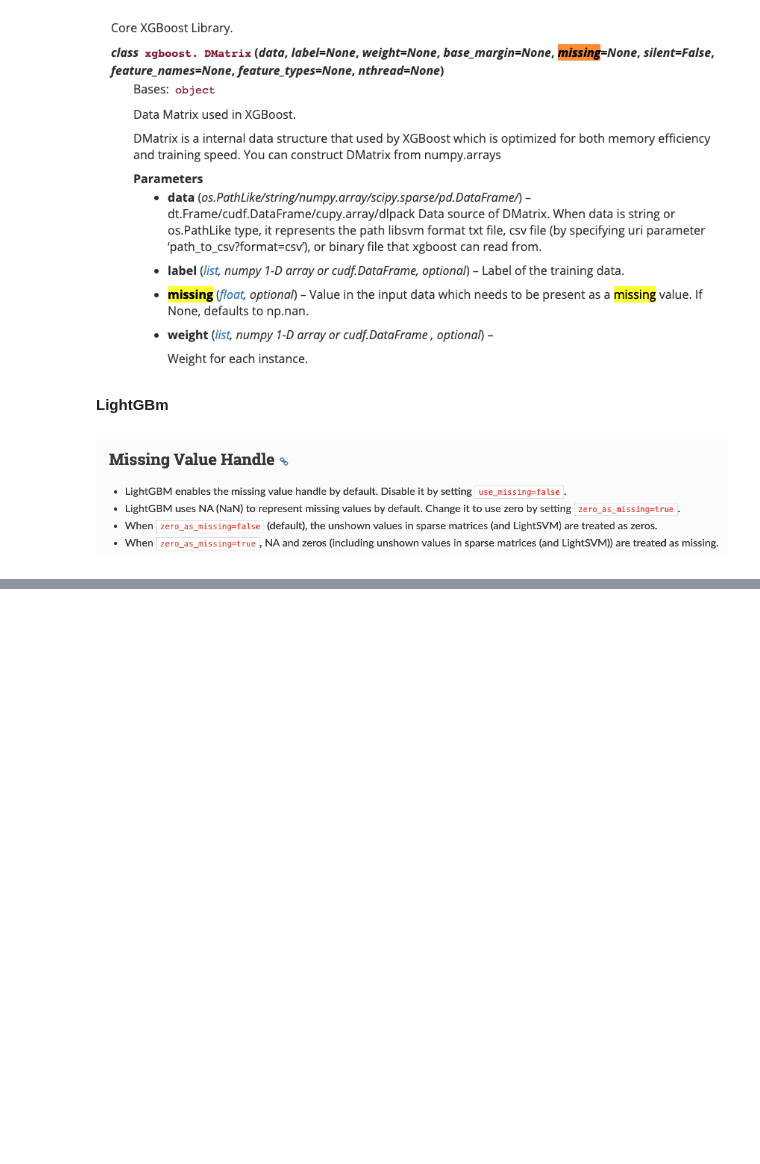
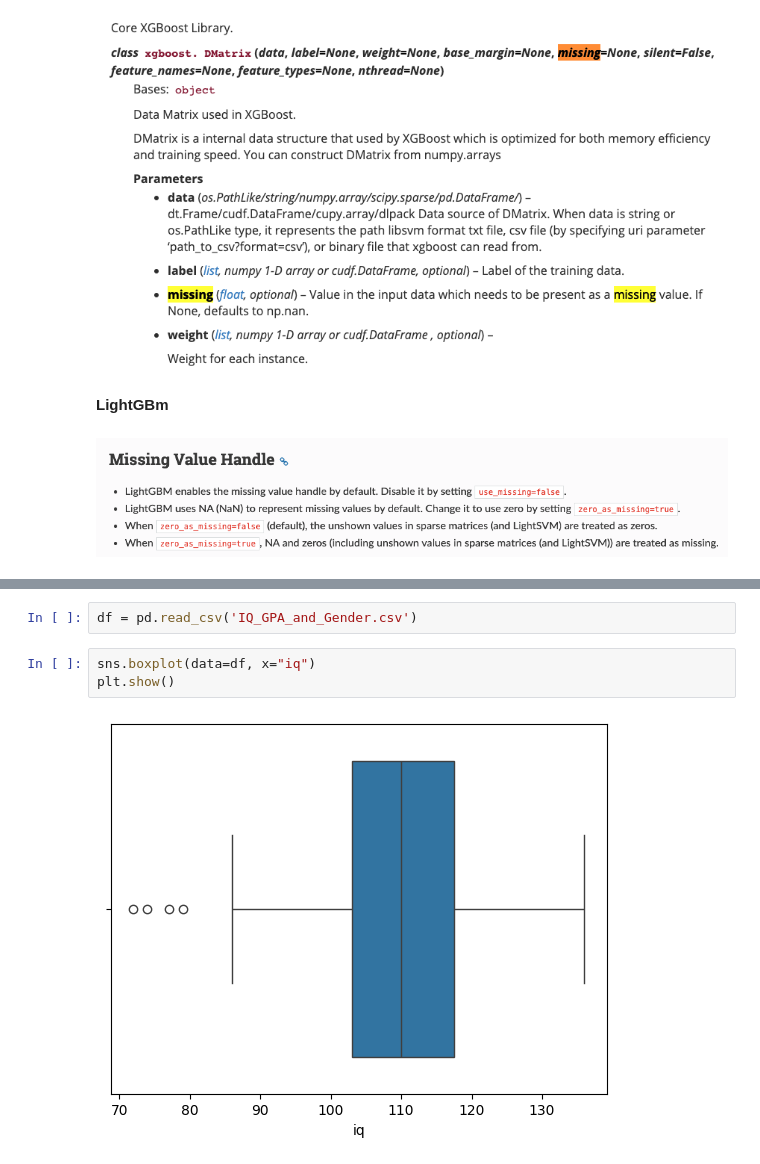
Before and after one commit to venkateshsalla01/Axiora_DS_Trainings, a Jupyter notebook: Handling_data.ipynb, the cells around one changed output, grey strips where cells are left out. Saved outputs shown, nothing was run; the diff lists cells and outputs as text; blank space fills up the shorter version.

```diff
--- a/Handling_data.ipynb
+++ b/Handling_data.ipynb
@@ -586,0 +824,7 @@ Some algprithms like XGBoost and LightGBM can handle missing values without any
+# %%
+df = pd.read_csv('IQ_GPA_and_Gender.csv')
+# %%
+sns.boxplot(data=df, x="iq")
+plt.show()
+# %% [output]
+[figure, added]
```
Also changed, not shown: parts of 61 cells of this notebook, 8 other files.
